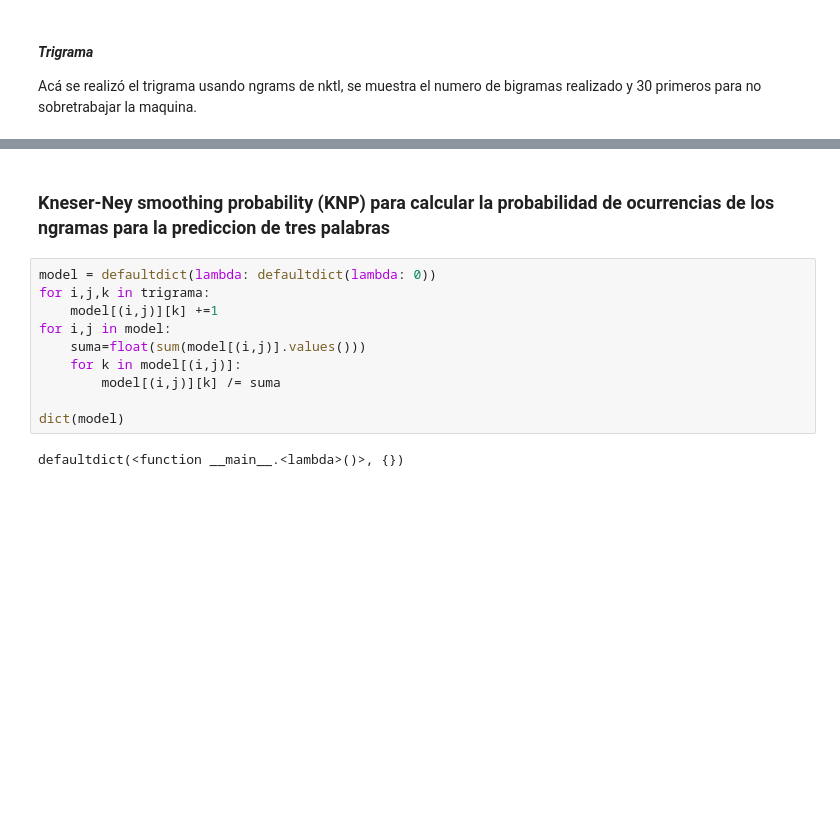
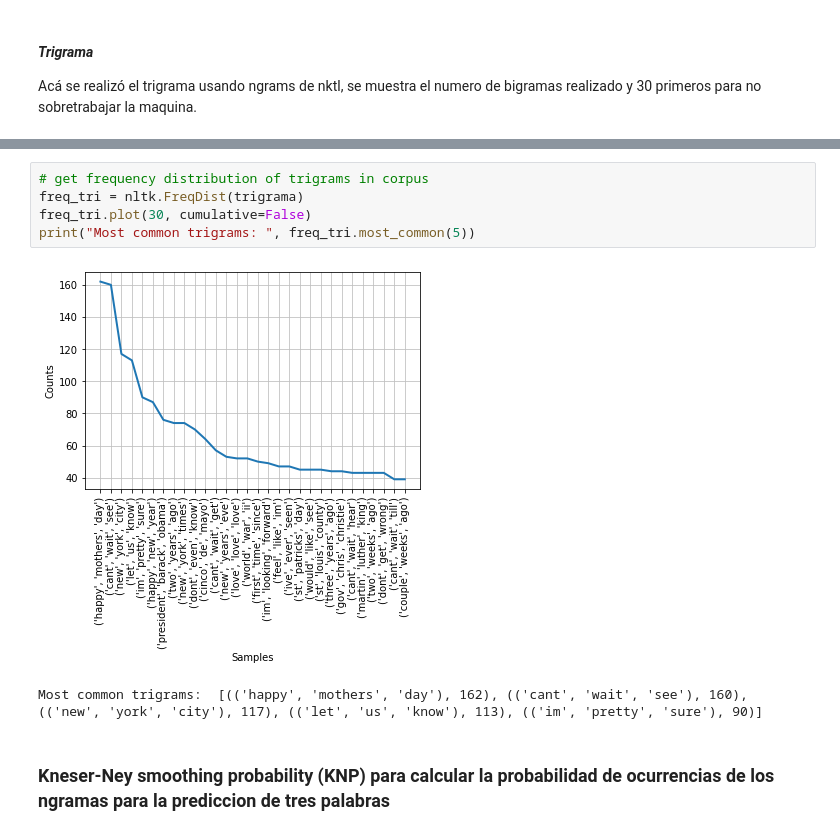
Before and after one commit to marisaaaai/lab4DS, a Jupyter notebook: lab4.ipynb, the cells around one changed output, grey strips where cells are left out. Drawn from its saved outputs; the diff is of its cells as text; blank space fills up the shorter version.

```diff
--- a/lab4.ipynb
+++ b/lab4.ipynb
@@ -415,14 +417,10 @@ Hay 2430707 de trigramas en la muestra
+# %%
+# get frequency distribution of trigrams in corpus
+freq_tri = nltk.FreqDist(trigrama)
+freq_tri.plot(30, cumulative=False)
+print("Most common trigrams: ", freq_tri.most_common(5))
+# %% [output]
+[figure, added]
+Most common trigrams:  [(('happy', 'mothers', 'day'), 162), (('cant', 'wait', 'see'), 160), (('new', 'york', 'city'), 117), (('let', 'us', 'know'), 113), (('im', 'pretty', 'sure'), 90)]
 # %% [markdown]
 <h3 style="font-family:optima">Kneser-Ney smoothing probability (KNP) para calcular la probabilidad de ocurrencias de los ngramas para la prediccion de tres palabras</h3>
-# %%
-model = defaultdict(lambda: defaultdict(lambda: 0))
-for i,j,k in trigrama:
-    model[(i,j)][k] +=1
-for i,j in model:
-    suma=float(sum(model[(i,j)].values()))
-    for k in model[(i,j)]:
-        model[(i,j)][k] /= suma
-
-dict(model)
-# %% [output]
-defaultdict(<function __main__.<lambda>()>, {})
```
Also changed, not shown: parts of 15 cells of this notebook.
